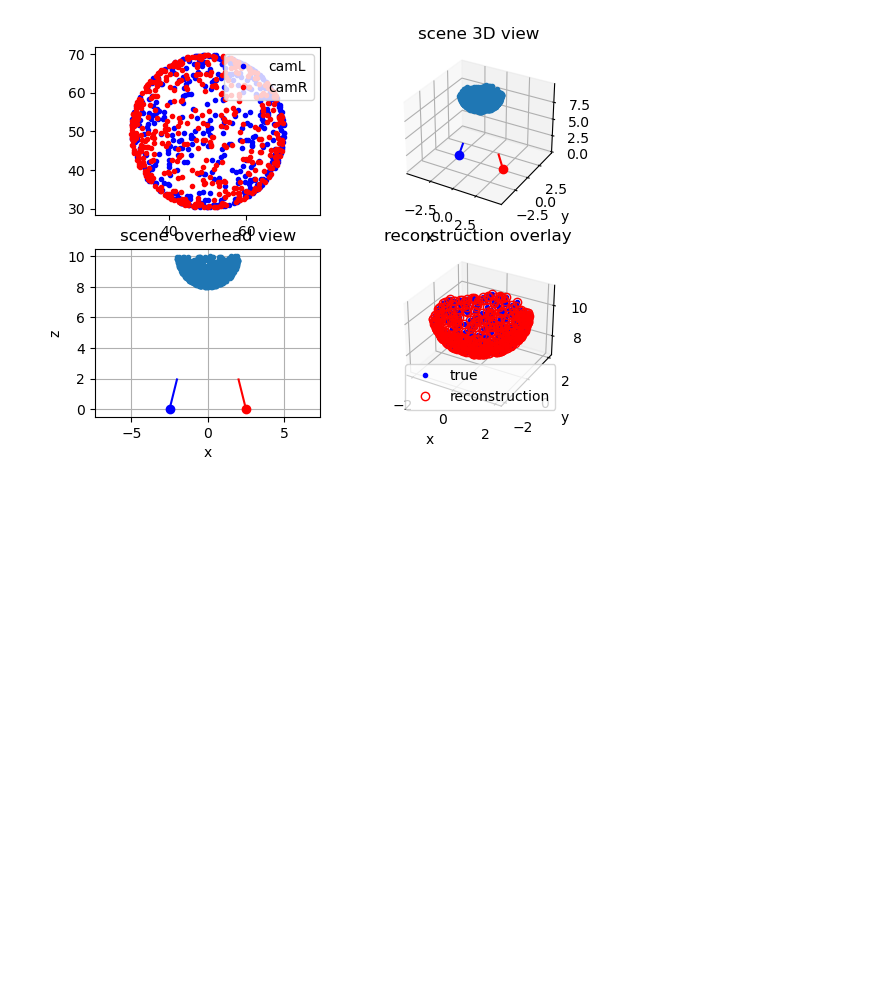
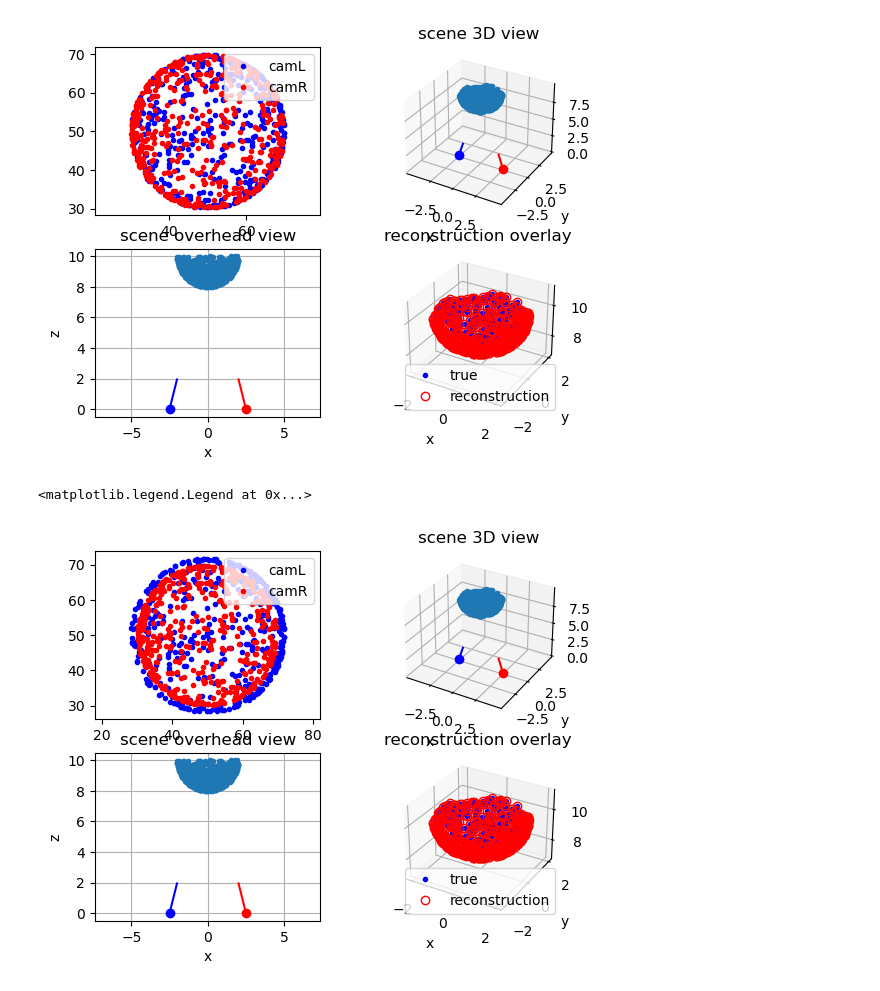
Before and after one commit to trantripaul/Computer_Vision, a Jupyter notebook: Assignment2/assignment2.ipynb, the cells around one changed output. Cells and saved outputs as stored; diff of their text form; code cells hidden in the pictures; blank space fills up the shorter version.

```diff
--- a/Assignment2/assignment2.ipynb
+++ b/Assignment2/assignment2.ipynb
@@ -368,3 +410,83 @@ pts3t_badcalib = ...
+# %%
+#
+# triangulate the points again but modify camL so that the focal length
+# is 10% larger than the true value used to produce the 2d point images
+#
+
+b = 5  #baseline between cameras
+d = 10   #distance to object
+theta = np.arctan((b/2)/d)  #compute the rotation angle needed to point cameras at the hemisphere
+tL = np.array([[-(b/2),0,0]]).T
+tR = np.array([[(b/2),0,0]]).T
+camL = Camera(f=110,c=np.array([[50,50]]).T,t=tL,R=roty(theta))
+camR = Camera(f=100,c=np.array([[50,50]]).T,t=tR,R=roty(-theta))
+
+#generate 3D points
+pts3 = generate_hemisphere(2,np.array([[0,0,d]]).T,500)
+
+#project into each camera
+pts2L = camL.project(pts3)
+pts2R = camR.project(pts3)
+
+
+pts3t_badcalib = triangulate(pts2L,camL,pts2R,camR)
+
+
+#
+# visualize reconstruction compared to noise-free reconstruction.
+# how do they differ from each other??
+#
+
+# generate coordinates of a line segment running from the center
+# of the camera to 2 units in front of the camera
+lookL = np.hstack((tL,tL+camL.R @ np.array([[0,0,2]]).T))
+lookR = np.hstack((tR,tR+camR.R @ np.array([[0,0,2]]).T))
+
+# visualize the left and right image overlaid
+fig = plt.figure()
+ax = fig.add_subplot(2,2,1)
+ax.plot(pts2L[0,:],pts2L[1,:],'b.')
+ax.plot(pts2R[0,:],pts2R[1,:],'r.')
+plt.axis('equal')
+plt.legend(('camL','camR'),loc=1)
+
+#visualize 3D layout of points, camera positions
+# and the direction the camera is pointing
+ax = fig.add_subplot(2,2,2,projection='3d')
+ax.plot(pts3t[0,:],pts3t[1,:],pts3t[2,:],'.')
+ax.plot(tR[0],tR[1],tR[2],'ro')
+ax.plot(tL[0],tL[1],tL[2],'bo')
+ax.plot(lookL[0,:],lookL[1,:],lookL[2,:],'b')
+ax.plot(lookR[0,:],lookR[1,:],lookR[2,:],'r')
+visutils.set_axes_equal_3d(ax)
+visutils.label_axes(ax)
+plt.title('scene 3D view')
+
+# overhead view showing points, camera
+# positions, and direction camera is pointed
+ax = fig.add_subplot(2,2,3)
+ax.plot(pts3t[0,:],pts3t[2,:],'.')
+ax.plot(tL[0],tL[2],'bo')
+ax.plot(lookL[0,:],lookL[2,:],'b')
+ax.plot(tR[0],tR[2],'ro')
+ax.plot(lookR[0,:],lookR[2,:],'r')
+plt.axis('equal')
+plt.grid()
+plt.xlabel('x')
+plt.ylabel('z')
+plt.title('scene overhead view')
+
+# compare reconstruction
+ax = fig.add_subplot(2,2,4,projection='3d')
+ax.plot(pts3[0,:],pts3[1,:],pts3[2,:],'b.')
+ax.plot(pts3t[0,:],pts3t[1,:],pts3t[2,:],'ro',fillstyle='none')
+visutils.set_axes_equal_3d(ax)
+visutils.label_axes(ax)
+plt.title('reconstruction overlay')
+plt.legend(('true','reconstruction'),loc=4)
+# %% [output]
+<matplotlib.legend.Legend at 0x...>
+[figure, added]
 # %%
 #
 # compute the average reconstruction error (distance between the true 3D location and
```
Also changed, not shown: parts of 5 cells of this notebook.
